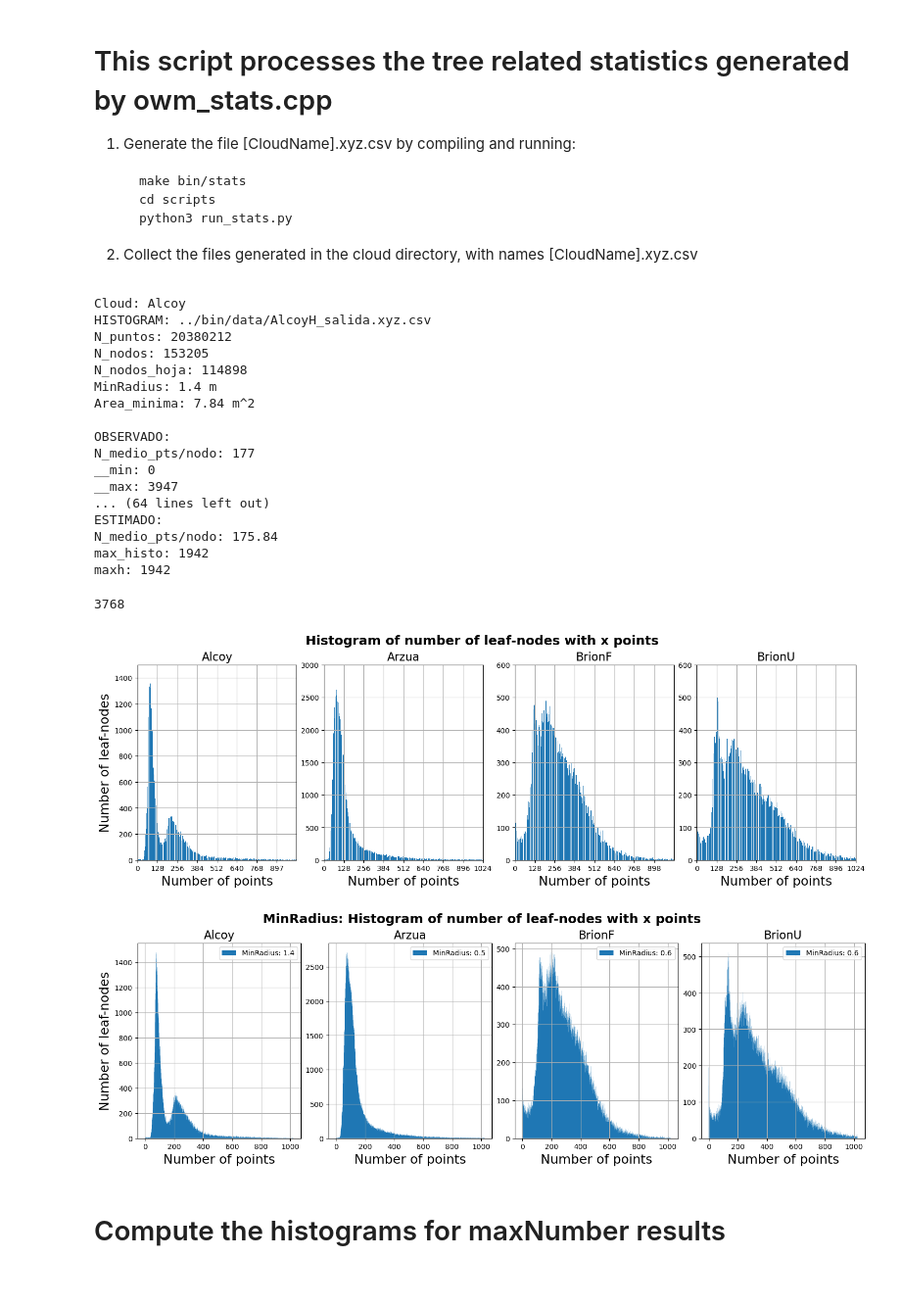
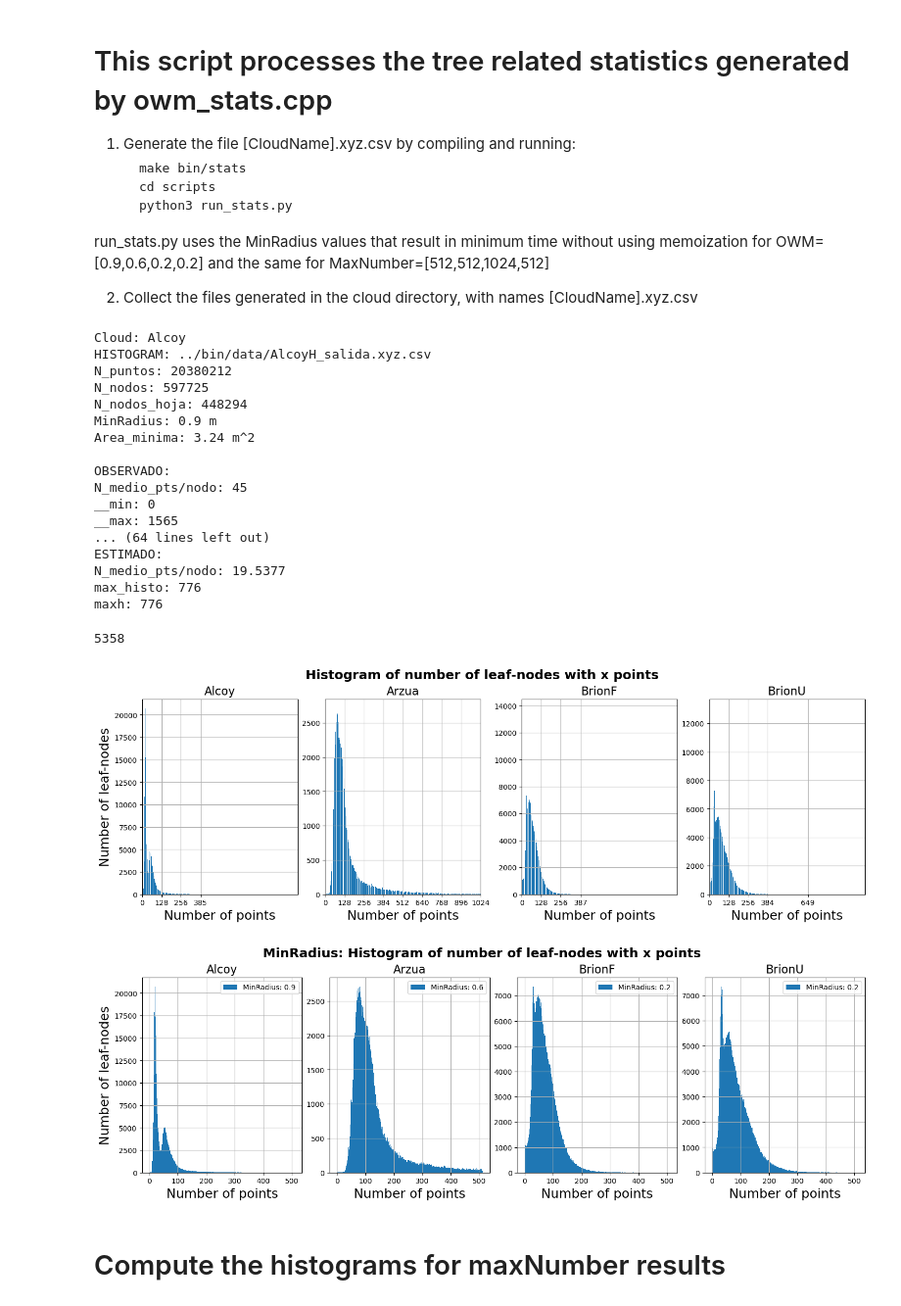
Before and after one commit to PPMC-DAC/FastOWM, a Jupyter notebook: Results/process_stats.ipynb, the cells around one changed output. Shown at 98% size. Saved outputs shown, nothing was run; the diff lists cells and outputs as text; code cells hidden in the pictures.

Commit message:
New stats results

````diff
--- a/Results/process_stats.ipynb
+++ b/Results/process_stats.ipynb
@@ -8,6 +8,8 @@
     python3 run_stats.py
     ```
 
+run_stats.py uses the MinRadius values that result in minimum time without using memoization for OWM= [0.9,0.6,0.2,0.2] and the same for MaxNumber=[512,512,1024,512]
+
 2. Collect the files generated in the cloud directory, with names [CloudName].xyz.csv
 # %%
 import numpy as np
@@ -37,7 +39,7 @@ def readstats(filename):
     return (x,y,max_histo)
 
 clouds=['Alcoy','Arzua','BrionF','BrionU']
-dir='MinRadHisto/'
+dir='statsWithoutMemo/MinRadHisto/'
 all_histos=[]
 all_nph=[]
 for cloud in clouds:
@@ -54,21 +56,21 @@ all_histos[0][1][0]
 Cloud: Alcoy
 HISTOGRAM: ../bin/data/AlcoyH_salida.xyz.csv
 N_puntos: 20380212
-N_nodos: 153205
-N_nodos_hoja: 114898
-MinRadius: 1.4 m
-Area_minima: 7.84 m^2
+N_nodos: 597725
+N_nodos_hoja: 448294
+MinRadius: 0.9 m
+Area_minima: 3.24 m^2
 
 OBSERVADO:
-N_medio_pts/nodo: 177
+N_medio_pts/nodo: 45
 __min: 0
-__max: 3947
+__max: 1565
 ... (64 lines left out)
 ESTIMADO:
-N_medio_pts/nodo: 175.84
-max_histo: 1942
-maxh: 1942
+N_medio_pts/nodo: 19.5377
+max_histo: 776
+maxh: 776
-3768
+5358
 # %%
 def plot_histo(all_histo):
     #Configuration variables
@@ -82,35 +84,35 @@ def plot_histo(all_histo):
     markers = 8
     marks=['o-','x-','s-','v-','+-']
 
     clouds=['Alcoy','Arzua','BrionF','BrionU']
     limits=[1500,3000,600,600]
 
     #fig = plt.figure()
     labels=['Histogram']
     #define grid of plots
     fig, axs = plt.subplots(nrows=1, ncols=4,figsize=(15, 5), constrained_layout=True)
     for i,name,l in zip(range(len(clouds)),clouds,limits):
         axs[i].bar(all_histos[i][0], all_histos[i][1])
 
         axs[i].set_title(name,fontsize=16)
         axs[i].set_xlabel('Number of points', fontsize=xlabelfs)
         axs[i].set_xticks(all_histos[i][0][::128],fontsize=xticksfs)
         axs[i].set_xlim(0,1024)
-        axs[i].set_ylim(0,l)
+        #axs[i].set_ylim(0,l)
 
         # axs[i].yticks(fontsize=yticksfs)
         axs[i].grid()
     fig.suptitle('Histogram of number of leaf-nodes with x points',  fontweight='bold', fontsize=18)
 
     axs[0].set_ylabel('Number of leaf-nodes', fontsize=ylabelfs)
     #axs[0].legend(labels,loc='best', fontsize= 14)
     pp = PdfPages("Histogram_num_points_minrad.pdf")
     pp.savefig(fig)
     pp.close()
 
 plot_histo(all_histos)
 # %% [output]
-[figure, old version]
+[figure, new version]
 # %%
 def plot_histo2(all_histo):
     #Configuration variables
@@ -126,12 +128,12 @@ def plot_histo2(all_histo):
 
     clouds=['Alcoy','Arzua','BrionF','BrionU']
     limits=[1500,3000,600,600]
-    minRadius=[1.4,0.5,0.6,0.6]
+    minRadius=[0.9,0.6,0.2,0.2]
 
     #define grid of plots
     fig, axs = plt.subplots(nrows=1, ncols=4,figsize=(15, 5), constrained_layout=True)
     for i,name,l in zip(range(len(clouds)),clouds,limits):
-        axs[i].stairs(all_histo[i][1:1024],np.arange(0,1024),fill=True,label='MinRadius: '+str(minRadius[i]))
+        axs[i].stairs(all_histo[i][1:512],np.arange(0,512),fill=True,label='MinRadius: '+str(minRadius[i]))
         #axs[i].set_label('MinRadius: '+str(minRadius[i]))
         axs[i].set_title(name,fontsize=16)
         axs[i].set_xlabel('Number of points', fontsize=xlabelfs)
@@ -154,7 +156,7 @@ def plot_histo2(all_histo):
 
 plot_histo2(all_nph)
 # %% [output]
-[figure, old version]
+[figure, new version]
 # %% [markdown]
 # Compute the histograms for maxNumber results
 # %%
````
Also changed, not shown: parts of 4 cells of this notebook, 10 other files.
